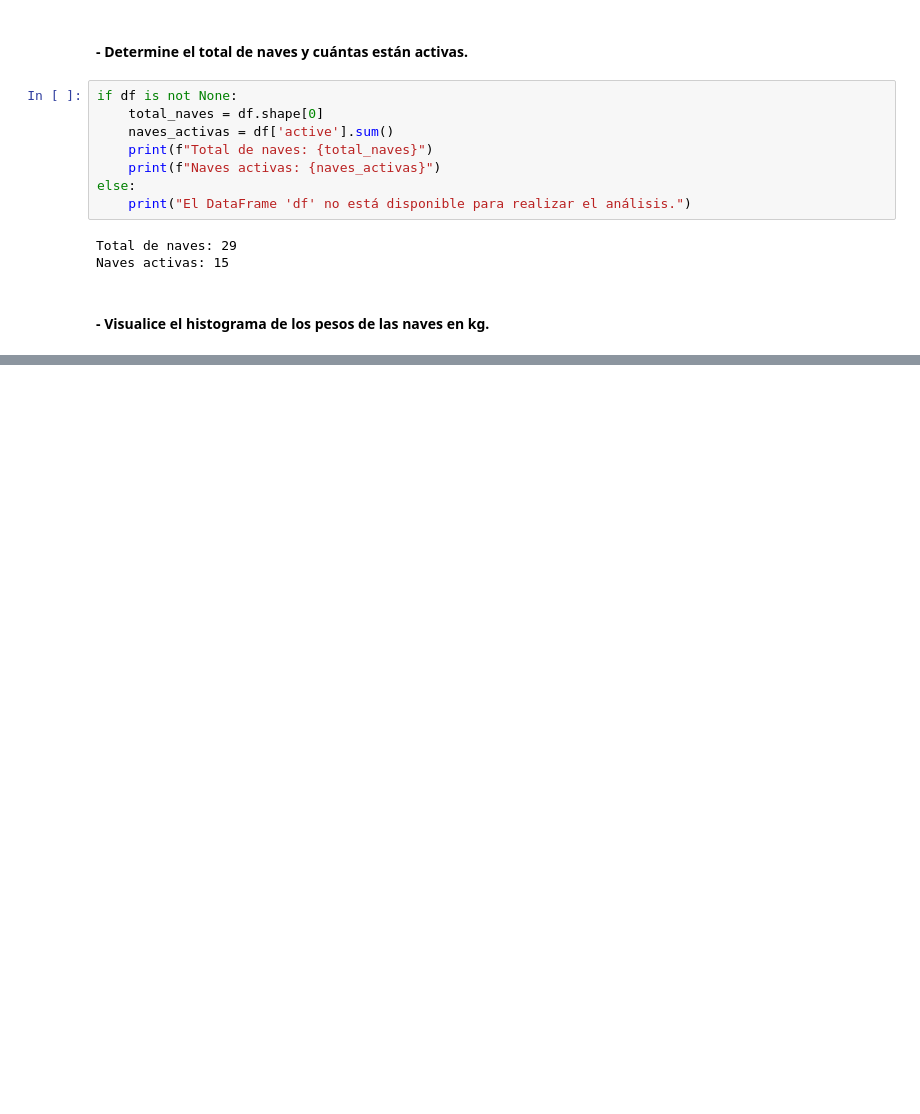
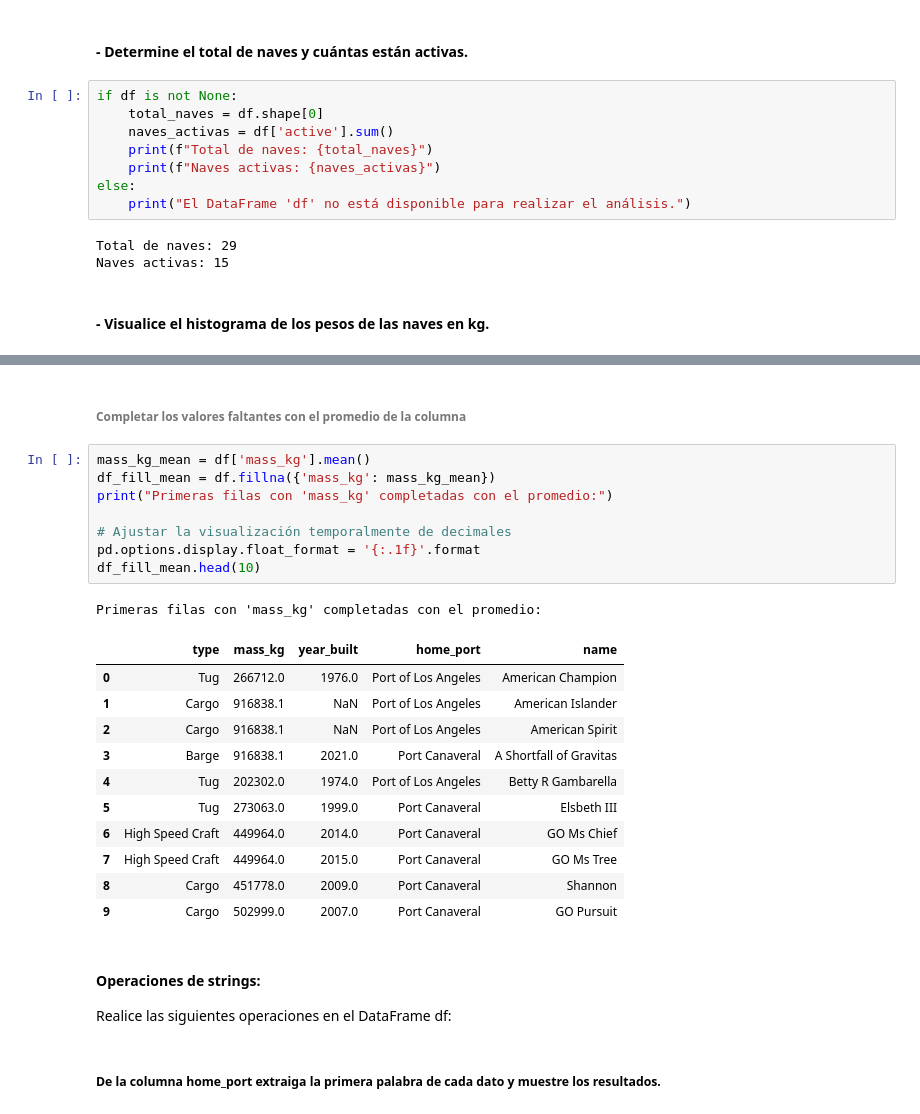
Before and after one commit to dalfonso75/info-data-handler, a Jupyter notebook: G49_DeiverEnriqueAlfonsoCortes_Tarea2.ipynb, the cells around one changed output, grey strips where cells are left out. Saved outputs shown, nothing was run; the diff lists cells and outputs as text; blank space fills up the shorter version.

```diff
--- a/G49_DeiverEnriqueAlfonsoCortes_Tarea2.ipynb
+++ b/G49_DeiverEnriqueAlfonsoCortes_Tarea2.ipynb
@@ -179,0 +288,28 @@ else:
+# %% [markdown]
+###### Completar los valores faltantes con el promedio de la columna
+# %%
+mass_kg_mean = df['mass_kg'].mean()
+df_fill_mean = df.fillna({'mass_kg': mass_kg_mean})
+print("Primeras filas con 'mass_kg' completadas con el promedio:")
+
+# Ajustar la visualización temporalmente de decimales
+pd.options.display.float_format = '{:.1f}'.format
+df_fill_mean.head(10)
+# %% [output]
+Primeras filas con 'mass_kg' completadas con el promedio:
+|  | type | mass_kg | year_built | home_port | name |
+| 0 | Tug | 266712.0 | 1976.0 | Port of Los Angeles | American Champion |
+| 1 | Cargo | 916838.1 | NaN | Port of Los Angeles | American Islander |
+| 2 | Cargo | 916838.1 | NaN | Port of Los Angeles | American Spirit |
+| 3 | Barge | 916838.1 | 2021.0 | Port Canaveral | A Shortfall of Gravitas |
+| 4 | Tug | 202302.0 | 1974.0 | Port of Los Angeles | Betty R Gambarella |
+| 5 | Tug | 273063.0 | 1999.0 | Port Canaveral | Elsbeth III |
+| 6 | High Speed Craft | 449964.0 | 2014.0 | Port Canaveral | GO Ms Chief |
+| 7 | High Speed Craft | 449964.0 | 2015.0 | Port Canaveral | GO Ms Tree |
+| 8 | Cargo | 451778.0 | 2009.0 | Port Canaveral | Shannon |
+| 9 | Cargo | 502999.0 | 2007.0 | Port Canaveral | GO Pursuit |
+# %% [markdown]
+#### **Operaciones de strings:**
+Realice las siguientes operaciones en el DataFrame df:
+# %% [markdown]
+##### **De la columna home_port extraiga la primera palabra de cada dato y muestre los resultados.**
```
Also changed, not shown: parts of 64 cells of this notebook, 1 other file.
